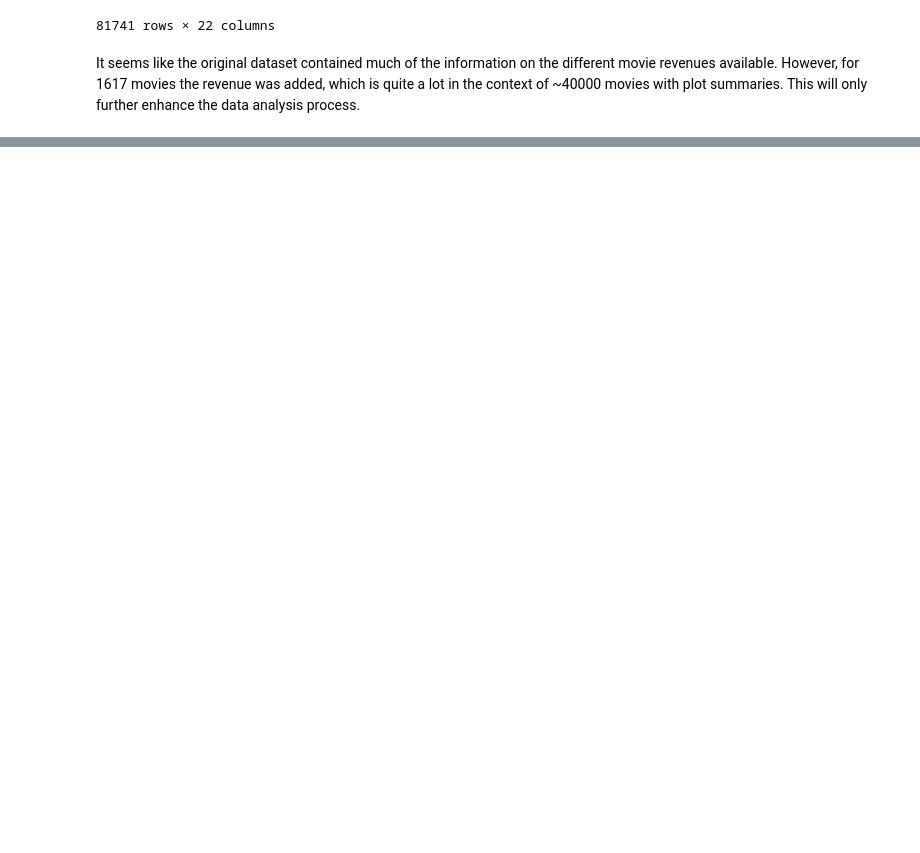
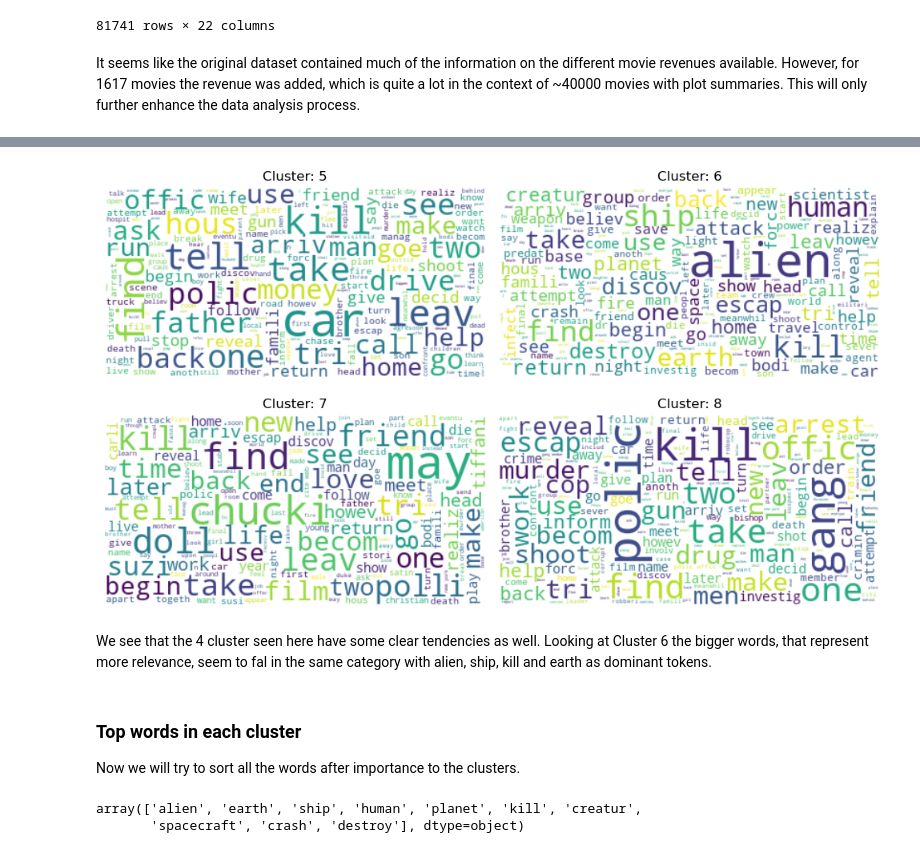
Before and after one commit to epfl-ada/ada-2023-project-byggemandbob, a Jupyter notebook: pipeline_gus.ipynb, the cells around one changed output, grey strips where cells are left out. Drawn from its saved outputs; the diff is of its cells as text; code cells hidden in the pictures; blank space fills up the shorter version.

```diff
--- a/pipeline_gus.ipynb
+++ b/pipeline_gus.ipynb
@@ -936,0 +1129,14 @@ This will only further enhance the data analysis process.
+# %%
+# Apply KMeans clustering and return the labels for every movie
+num_clusters = 34 # k
+
+if flag_cluster_labels_kmeans:
+    cluster_labels = KMeans(n_clusters=num_clusters, random_state=42, n_init=10).fit_predict(tfidf_matrix_reduced) # This takes quite some time...
+
+    # Save cluster_labels to a file
+    with open('cluster_labels.pkl', 'wb') as f:
+        pickle.dump(cluster_labels, f)
+# %%
+# Load cluster_labels from a file
+with open('cluster_labels.pkl', 'rb') as f:
+    cluster_labels = pickle.load(f)
@@ -936,0 +1193,34 @@ This will only further enhance the data analysis process.
+# %%
+from wordcloud import WordCloud
+
+pic = {'cluster': cluster_labels, 'sum': preprocessed_summaries}
+pic = pd.DataFrame(pic)
+
+# Create a figure with 2x2 subplots
+fig, axes = plt.subplots(2, 2, figsize=(10, 6))
+
+for k in range(5,9):
+    ax = axes[(k-5) // 2, (k-5) % 2]
+
+    # Extract data for the current cluster
+    s = pic[pic.cluster == k]
+    text = s['sum'].str.cat(sep=' ')
+
+    # Generate word cloud
+    wordcloud = WordCloud(max_font_size=50, max_words=200, background_color="white").generate(text)
+
+    # Plot the word cloud
+    ax.imshow(wordcloud, interpolation="bilinear")
+    ax.set_title('Cluster: {}'.format(k))
+    ax.axis("off")
+
+# Adjust layout
+plt.tight_layout()
+plt.show()
+# %% [output]
+[figure, added]
+# %% [markdown]
+We see that the 4 cluster seen here have some clear tendencies as well. Looking at Cluster 6 the bigger words, that represent more relevance, seem to fal in the same category with alien, ship, kill and earth as dominant tokens.
+# %% [markdown]
+### Top words in each cluster
+Now we will try to sort all the words after importance to the clusters.
@@ -936,0 +1243,5 @@ This will only further enhance the data analysis process.
+# %%
+cluster_words[6][0][0][:10]
+# %% [output]
+array(['alien', 'earth', 'ship', 'human', 'planet', 'kill', 'creatur',
+       'spacecraft', 'crash', 'destroy'], dtype=object)
```
Also changed, not shown: parts of 41 cells of this notebook.
